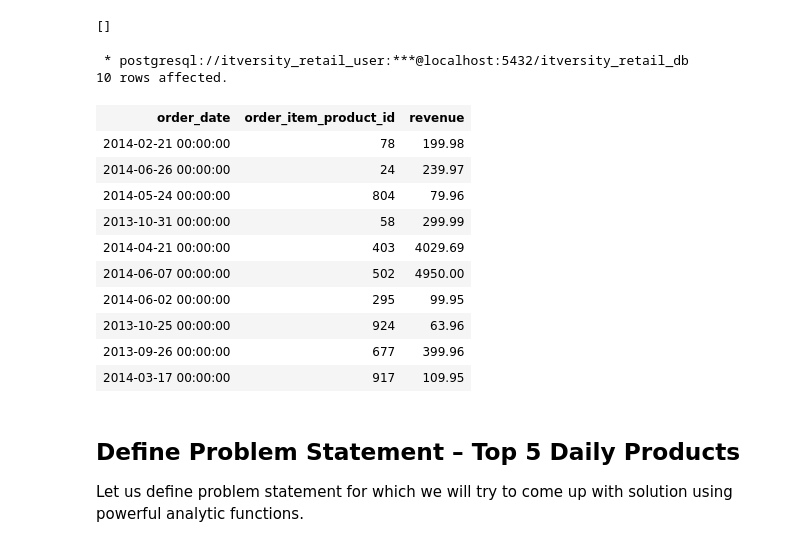
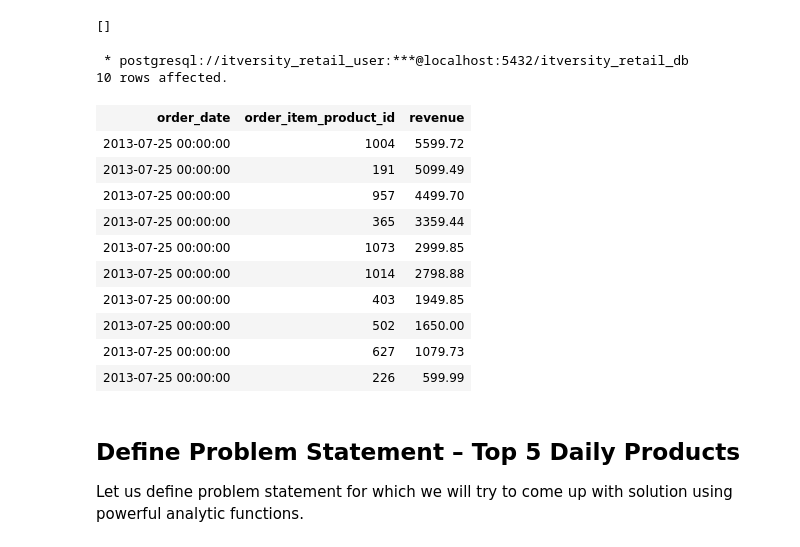
Before and after one commit to itversity/mastering-postgresql, a Jupyter notebook: 07_writing_advanced_sql_queries.ipynb, the cells around one changed output. Saved outputs shown, nothing was run; the diff lists cells and outputs as text; code cells hidden in the pictures.

```diff
--- a/07_writing_advanced_sql_queries.ipynb
+++ b/07_writing_advanced_sql_queries.ipynb
@@ -566,22 +893,23 @@ GROUP BY o.order_date, oi.order_item_product_id
 # %%
 %%sql
 
 SELECT * FROM daily_product_revenue
+ORDER BY order_date, revenue DESC
 LIMIT 10
 # %% [output]
  * postgresql://itversity_retail_user:***@localhost:5432/itversity_retail_db
 10 rows affected.
 | order_date | order_item_product_id | revenue |
-| 2014-02-21 00:00:00 | 78 | 199.98 |
-| 2014-06-26 00:00:00 | 24 | 239.97 |
-| 2014-05-24 00:00:00 | 804 | 79.96 |
-| 2013-10-31 00:00:00 | 58 | 299.99 |
-| 2014-04-21 00:00:00 | 403 | 4029.69 |
-| 2014-06-07 00:00:00 | 502 | 4950.00 |
-| 2014-06-02 00:00:00 | 295 | 99.95 |
-| 2013-10-25 00:00:00 | 924 | 63.96 |
-| 2013-09-26 00:00:00 | 677 | 399.96 |
-| 2014-03-17 00:00:00 | 917 | 109.95 |
+| 2013-07-25 00:00:00 | 1004 | 5599.72 |
+| 2013-07-25 00:00:00 | 191 | 5099.49 |
+| 2013-07-25 00:00:00 | 957 | 4499.70 |
+| 2013-07-25 00:00:00 | 365 | 3359.44 |
+| 2013-07-25 00:00:00 | 1073 | 2999.85 |
+| 2013-07-25 00:00:00 | 1014 | 2798.88 |
+| 2013-07-25 00:00:00 | 403 | 1949.85 |
+| 2013-07-25 00:00:00 | 502 | 1650.00 |
+| 2013-07-25 00:00:00 | 627 | 1079.73 |
+| 2013-07-25 00:00:00 | 226 | 599.99 |
 # %% [markdown]
 ## Define Problem Statement – Top 5 Daily Products
 
```
Also changed, not shown: parts of 125 cells of this notebook.
